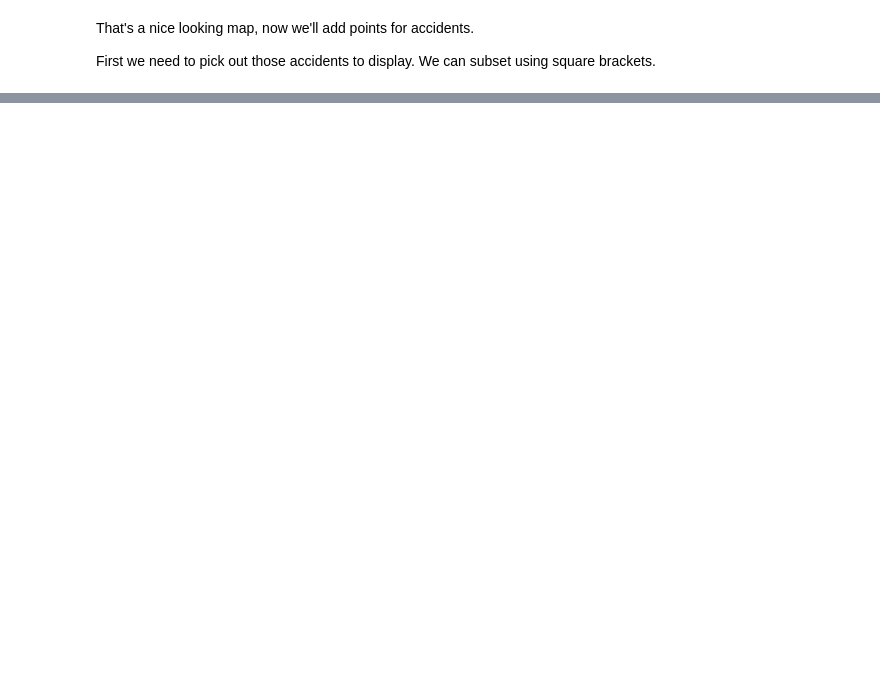
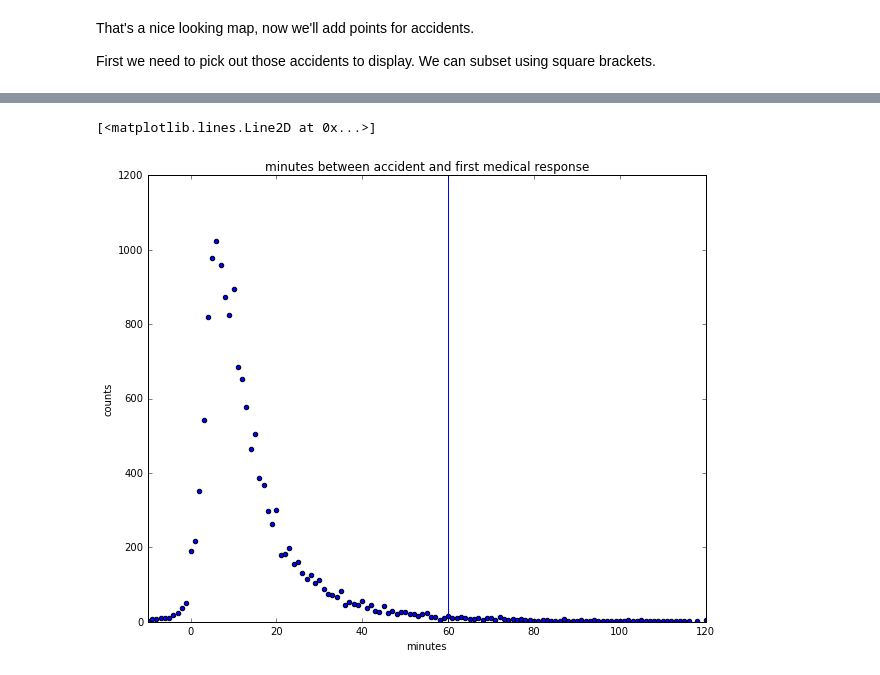
Before and after one commit to clarkfitzg/python_april_2017, a Jupyter notebook: fars.ipynb, the cells around one changed output, grey strips where cells are left out. Cells and saved outputs as stored; diff of their text form; code cells hidden in the pictures; blank space fills up the shorter version.

Commit message:
response plot

```diff
--- a/fars.ipynb
+++ b/fars.ipynb
@@ -179,0 +254,2 @@ So we can use the time elements in the data to see how long it takes for the eme
+# %%
+minutes11 = fars.all_responses(DATADIR + "2011/accident.dbf")
@@ -179,0 +264,4 @@ So we can use the time elements in the data to see how long it takes for the eme
+# %%
+from collections import Counter
+
+count11 = Counter(minutes11)
@@ -179,0 +299,21 @@ So we can use the time elements in the data to see how long it takes for the eme
+# %%
+import matplotlib.pyplot as plt
+import numpy as np
+% matplotlib inline
+plt.rcParams['figure.figsize'] = (10.0, 8.0)
+# %%
+minutes = list(count11.keys())
+counts = list(count11.values())
+# %%
+plt.scatter(minutes, counts)
+plt.title("minutes between accident and first medical response")
+plt.xlim((-10, 120))
+plt.ylim((0, 1200))
+plt.xlabel("minutes")
+plt.ylabel("counts")
+
+# The golden hour
+plt.plot((60, 60), plt.ylim())
+# %% [output]
+[<matplotlib.lines.Line2D at 0x...>]
+[figure, added]
```
Also changed, not shown: parts of 17 cells of this notebook.
